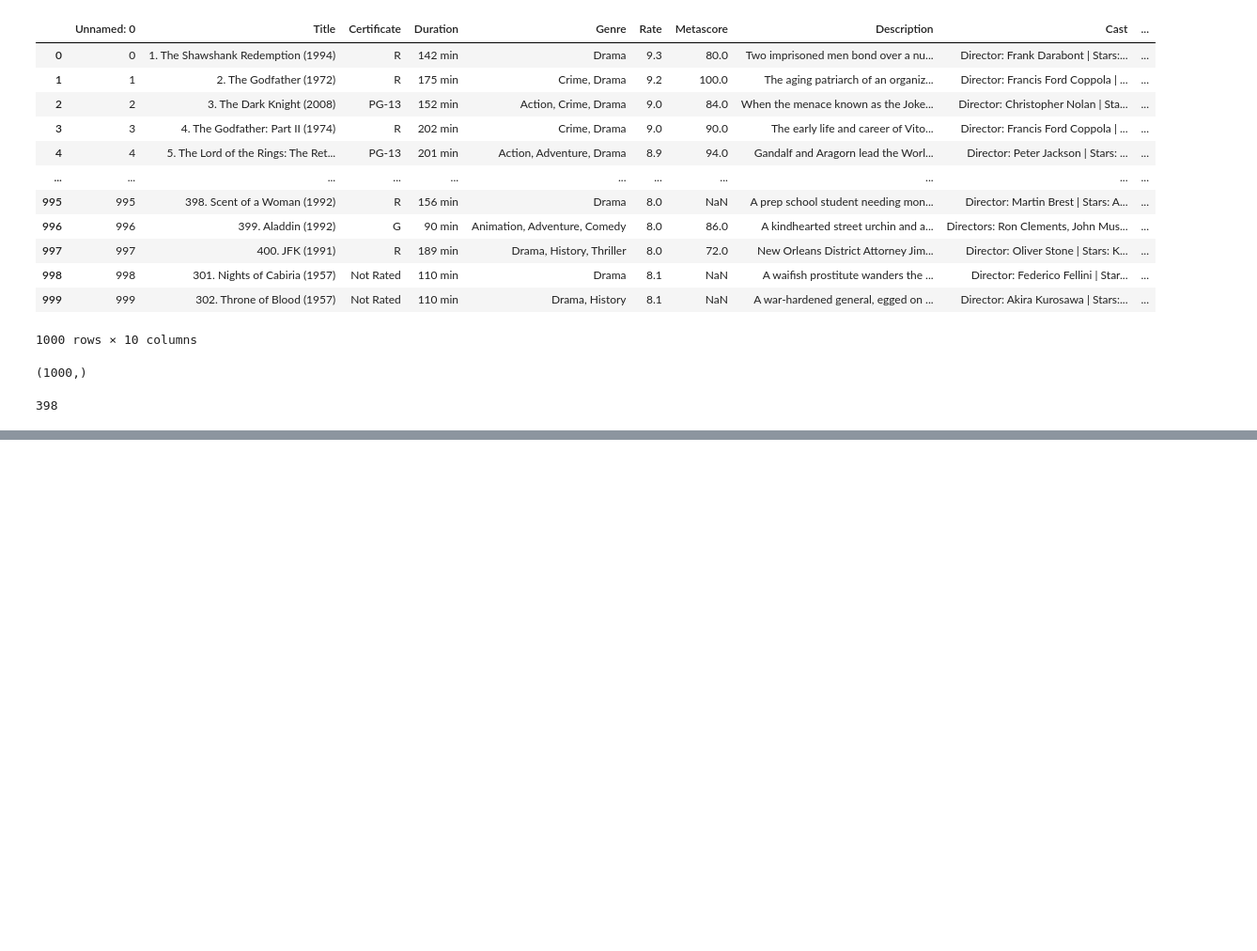
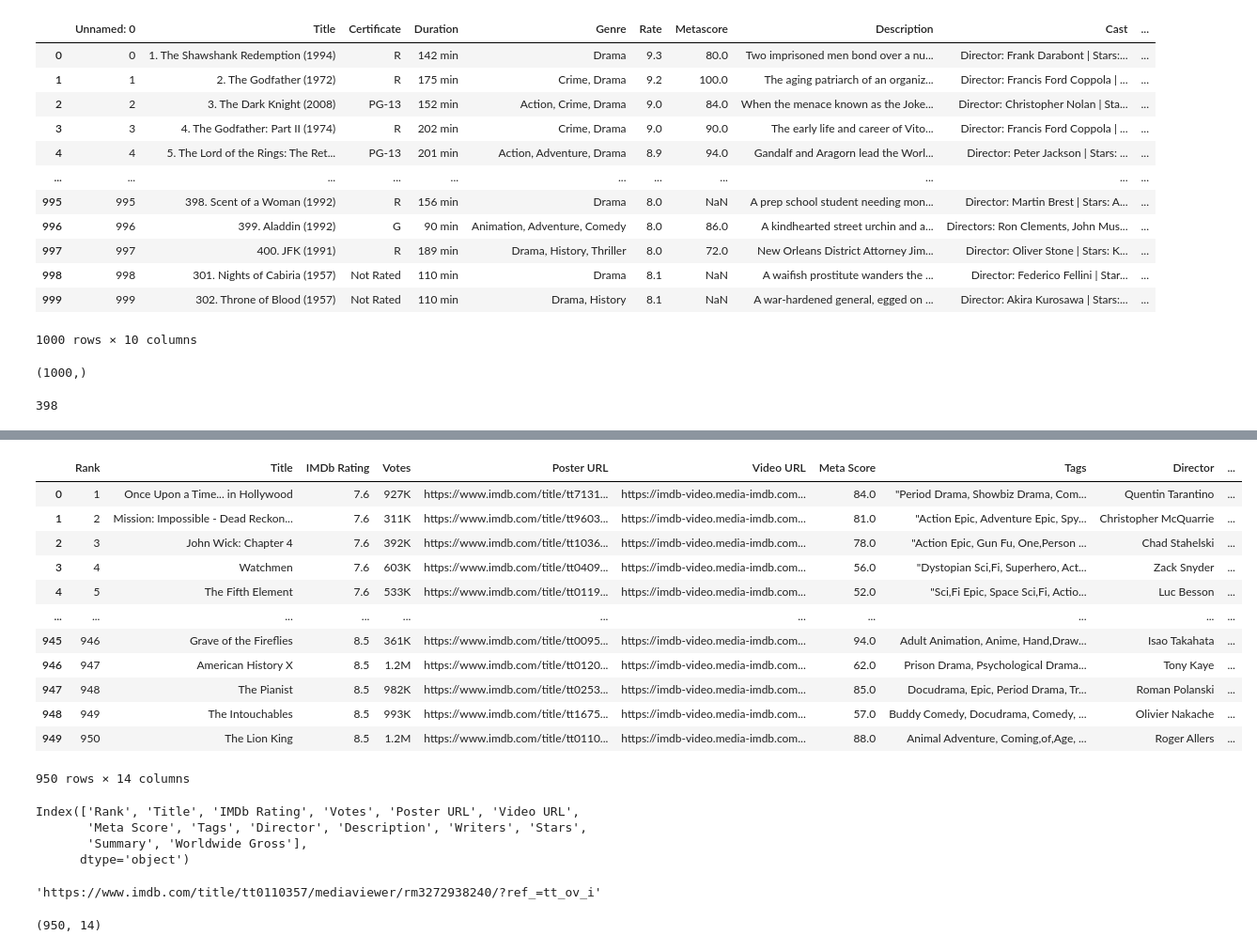
Before and after one commit to submaps/recsys_workshop, a Jupyter notebook: intro.ipynb, the cells around one changed output, grey strips where cells are left out. Shown at 94% size. Drawn from its saved outputs; the diff is of its cells as text; code cells hidden in the pictures; blank space fills up the shorter version.

```diff
--- a/intro.ipynb
+++ b/intro.ipynb
@@ -368,0 +391,32 @@ data['Title'].nunique()
+# %%
+c = pd.read_csv('https://raw.githubusercontent.com/submaps/recsys_workshop/refs/heads/main/imdb_top_2025.csv')
+c
+# %% [output]
+|  | Rank | Title | IMDb Rating | Votes | Poster URL | Video URL | Meta Score | Tags | Director | ... |
+| 0 | 1 | Once Upon a Time... in Hollywood | 7.6 | 927K | https://www.imdb.com/title/tt7131... | https://imdb-video.media-imdb.com... | 84.0 | "Period Drama, Showbiz Drama, Com... | Quentin Tarantino | ... |
+| 1 | 2 | Mission: Impossible - Dead Reckon... | 7.6 | 311K | https://www.imdb.com/title/tt9603... | https://imdb-video.media-imdb.com... | 81.0 | "Action Epic, Adventure Epic, Spy... | Christopher McQuarrie | ... |
+| 2 | 3 | John Wick: Chapter 4 | 7.6 | 392K | https://www.imdb.com/title/tt1036... | https://imdb-video.media-imdb.com... | 78.0 | "Action Epic, Gun Fu, One,Person ... | Chad Stahelski | ... |
+| 3 | 4 | Watchmen | 7.6 | 603K | https://www.imdb.com/title/tt0409... | https://imdb-video.media-imdb.com... | 56.0 | "Dystopian Sci,Fi, Superhero, Act... | Zack Snyder | ... |
+| 4 | 5 | The Fifth Element | 7.6 | 533K | https://www.imdb.com/title/tt0119... | https://imdb-video.media-imdb.com... | 52.0 | "Sci,Fi Epic, Space Sci,Fi, Actio... | Luc Besson | ... |
+| ... | ... | ... | ... | ... | ... | ... | ... | ... | ... | ... |
+| 945 | 946 | Grave of the Fireflies | 8.5 | 361K | https://www.imdb.com/title/tt0095... | https://imdb-video.media-imdb.com... | 94.0 | Adult Animation, Anime, Hand,Draw... | Isao Takahata | ... |
+| 946 | 947 | American History X | 8.5 | 1.2M | https://www.imdb.com/title/tt0120... | https://imdb-video.media-imdb.com... | 62.0 | Prison Drama, Psychological Drama... | Tony Kaye | ... |
+| 947 | 948 | The Pianist | 8.5 | 982K | https://www.imdb.com/title/tt0253... | https://imdb-video.media-imdb.com... | 85.0 | Docudrama, Epic, Period Drama, Tr... | Roman Polanski | ... |
+| 948 | 949 | The Intouchables | 8.5 | 993K | https://www.imdb.com/title/tt1675... | https://imdb-video.media-imdb.com... | 57.0 | Buddy Comedy, Docudrama, Comedy, ... | Olivier Nakache | ... |
+| 949 | 950 | The Lion King | 8.5 | 1.2M | https://www.imdb.com/title/tt0110... | https://imdb-video.media-imdb.com... | 88.0 | Animal Adventure, Coming,of,Age, ... | Roger Allers | ... |
+950 rows × 14 columns
+# %%
+c.columns
+# %% [output]
+Index(['Rank', 'Title', 'IMDb Rating', 'Votes', 'Poster URL', 'Video URL',
+       'Meta Score', 'Tags', 'Director', 'Description', 'Writers', 'Stars',
+       'Summary', 'Worldwide Gross'],
+      dtype='object')
+# %%
+c['Poster URL'].values[-1]
+# %% [output]
+'https://www.imdb.com/title/tt0110357/mediaviewer/rm3272938240/?ref_=tt_ov_i'
+# %%
+c.shape
+# %% [output]
+(950, 14)
```
Also changed, not shown: parts of 4 cells of this notebook.
